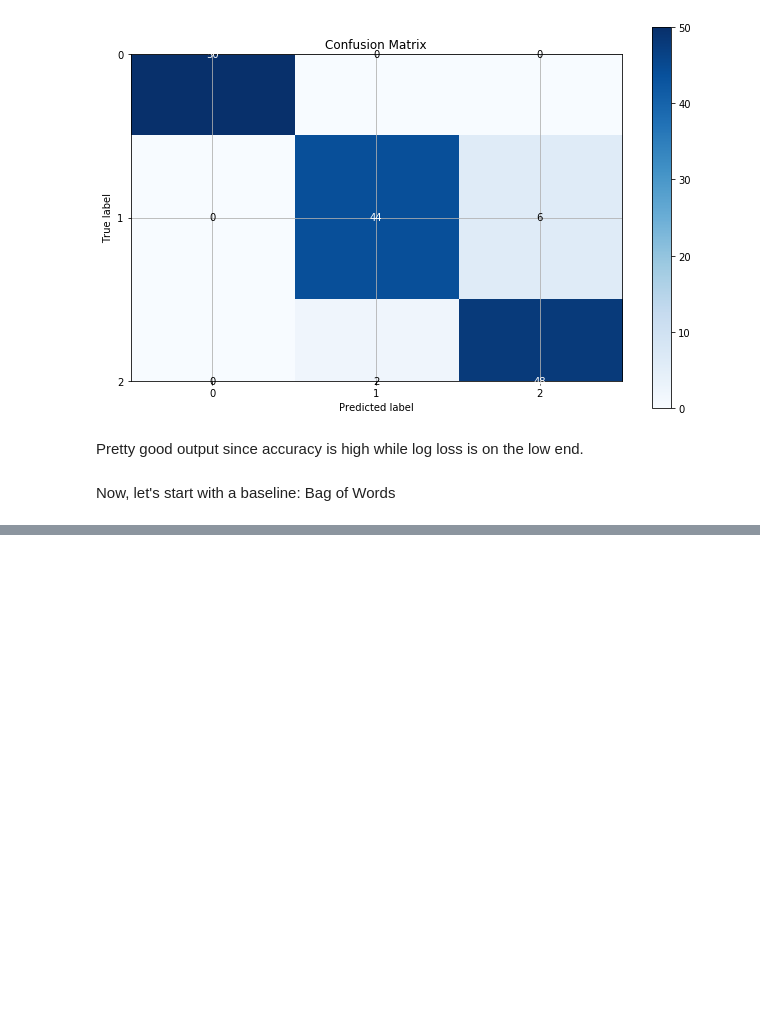
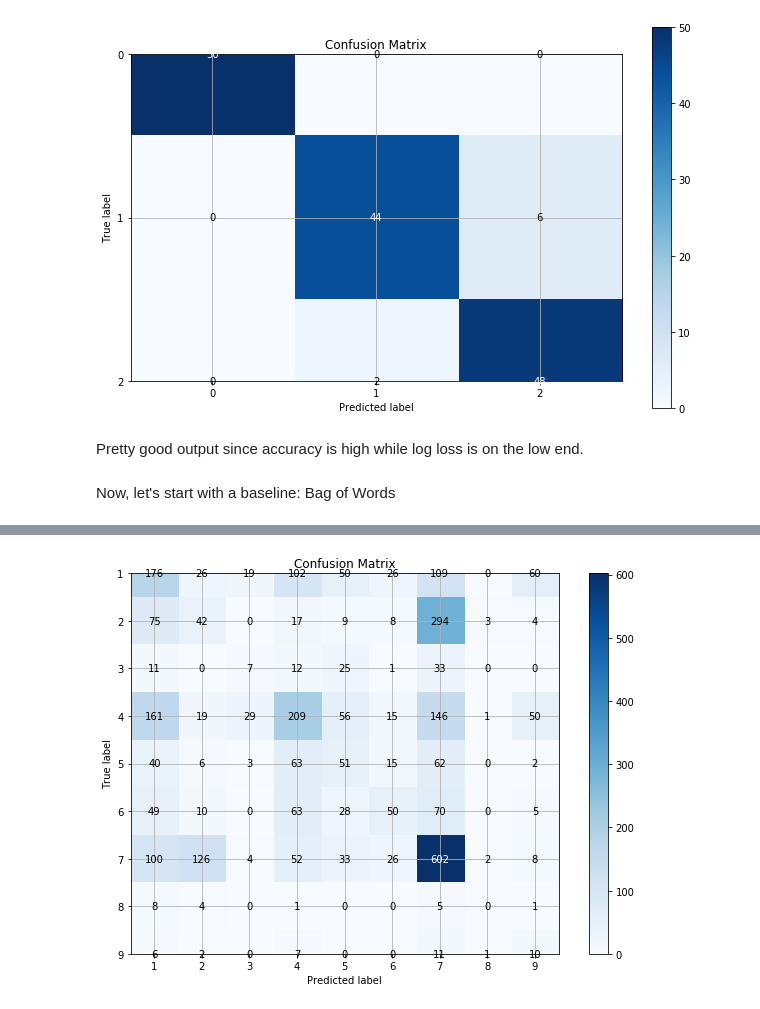
Before and after one commit to mindyng/Technical-Assessments, a Jupyter notebook: Cancer_Prediction.ipynb, the cells around one changed output, grey strips where cells are left out. Cells and saved outputs as stored; diff of their text form; code cells hidden in the pictures; blank space fills up the shorter version.

```diff
--- a/Cancer_Prediction.ipynb
+++ b/Cancer_Prediction.ipynb
@@ -411,3 +413,5 @@ count_vectorizer = CountVectorizer(
+# %%
+tr_data['Text'] = tr_data['Text'].astype(str)
 # %%
-#bag_of_words = count_vectorizer.fit_transform(tr_data['Text'])
+bag_of_words = count_vectorizer.fit_transform(tr_data['Text'])
 # %%
@@ -416,0 +427,6 @@ There are unique words in the corpus.
+# %%
+svd = TruncatedSVD(n_components=25, n_iter=25, random_state=12)
+truncated_bag_of_words = svd.fit_transform(bag_of_words)
+# %%
+evaluate_features(truncated_bag_of_words, tr_data['Class'].values.ravel()) #.ravel returns a contiguous flattened array
+# %% [output]
@@ -416,0 +437 @@ There are unique words in the corpus.
+[figure, added]
```
Also changed, not shown: parts of 38 cells of this notebook.
